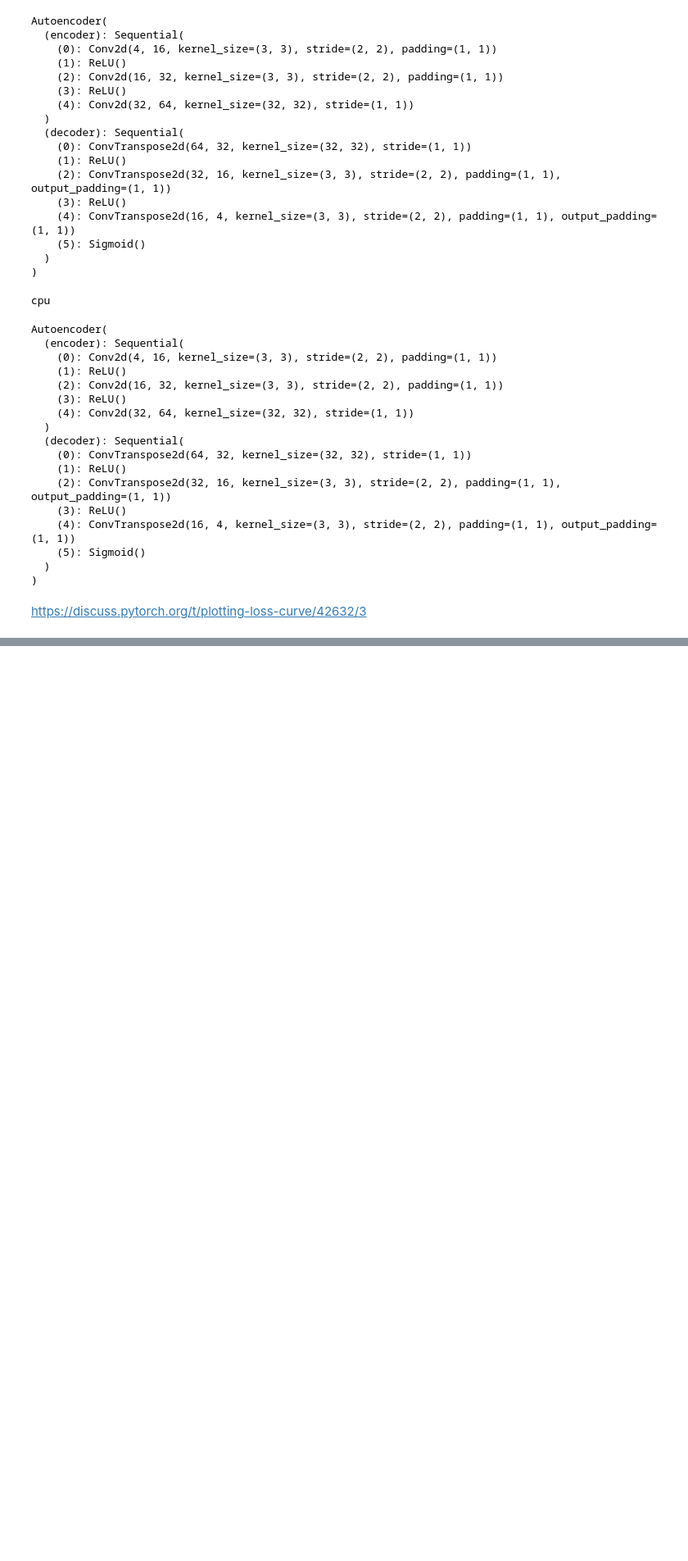
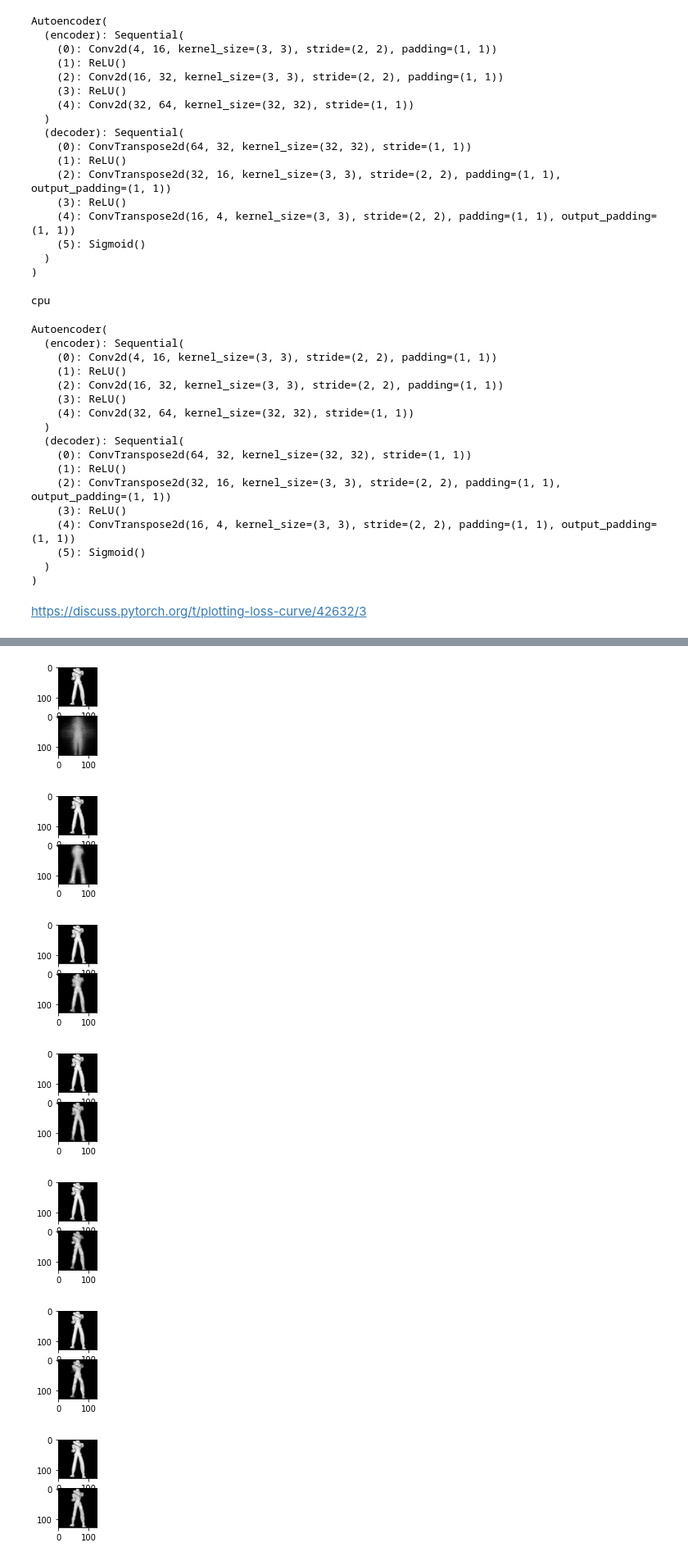
Before and after one commit to annguyen9461/2d-shape-retrieval, a Jupyter notebook: mag_conv_autoencoder.ipynb, the cells around one changed output, grey strips where cells are left out. Shown at 82% size. Cells and saved outputs as stored; diff of their text form; code cells hidden in the pictures; blank space fills up the shorter version.

```diff
--- a/mag_conv_autoencoder.ipynb
+++ b/mag_conv_autoencoder.ipynb
@@ -469,25 +471,33 @@ Epoch:23, Loss:0.1038
 # %%
-for k in range(0, num_epochs, 1):
-    imgs = outputs[k][1]['image'].cpu().detach().numpy()
-    recon = outputs[k][2].cpu().detach().numpy()
-    for i, item in enumerate(recon):
-        if i >= 1: break
-        # item: 4, 128, 128
-        print(item)
+# for k in range(0, num_epochs, 1):
+#     imgs = outputs[k][1]['image'].cpu().detach().numpy()
+#     recon = outputs[k][2].cpu().detach().numpy()
+#     for i, item in enumerate(recon):
+#         if i >= 1: break
+#         # item: 4, 128, 128
+#         print(item)
 # %%
 for k in range(0, num_epochs, 4):
     plt.figure(figsize=(9, 2))
     plt.gray()
-    imgs = (outputs1[k][1]['image']/255).cpu().detach().numpy()
-    recon = outputs1[k][2].cpu().detach().numpy()
+    imgs = outputs[k][1]['image'].cpu().detach().numpy()
+    recon = outputs[k][2].cpu().detach().numpy()
     for i, item in enumerate(imgs):
         if i >= 9: break
         plt.subplot(2, 9, i+1)
         # item: 1, 28, 28
         plt.imshow(item[0])
 
     for i, item in enumerate(recon):
         if i >= 9: break
         plt.subplot(2, 9, 9+i+1) # row_length + i + 1
         # item: 1, 28, 28
         plt.imshow(item[0])
+# %% [output]
+[figure, added]
+[figure, added]
+[figure, added]
+[figure, added]
+[figure, added]
+[figure, added]
+[figure, added]
```
Also changed, not shown: parts of 4 cells of this notebook.
